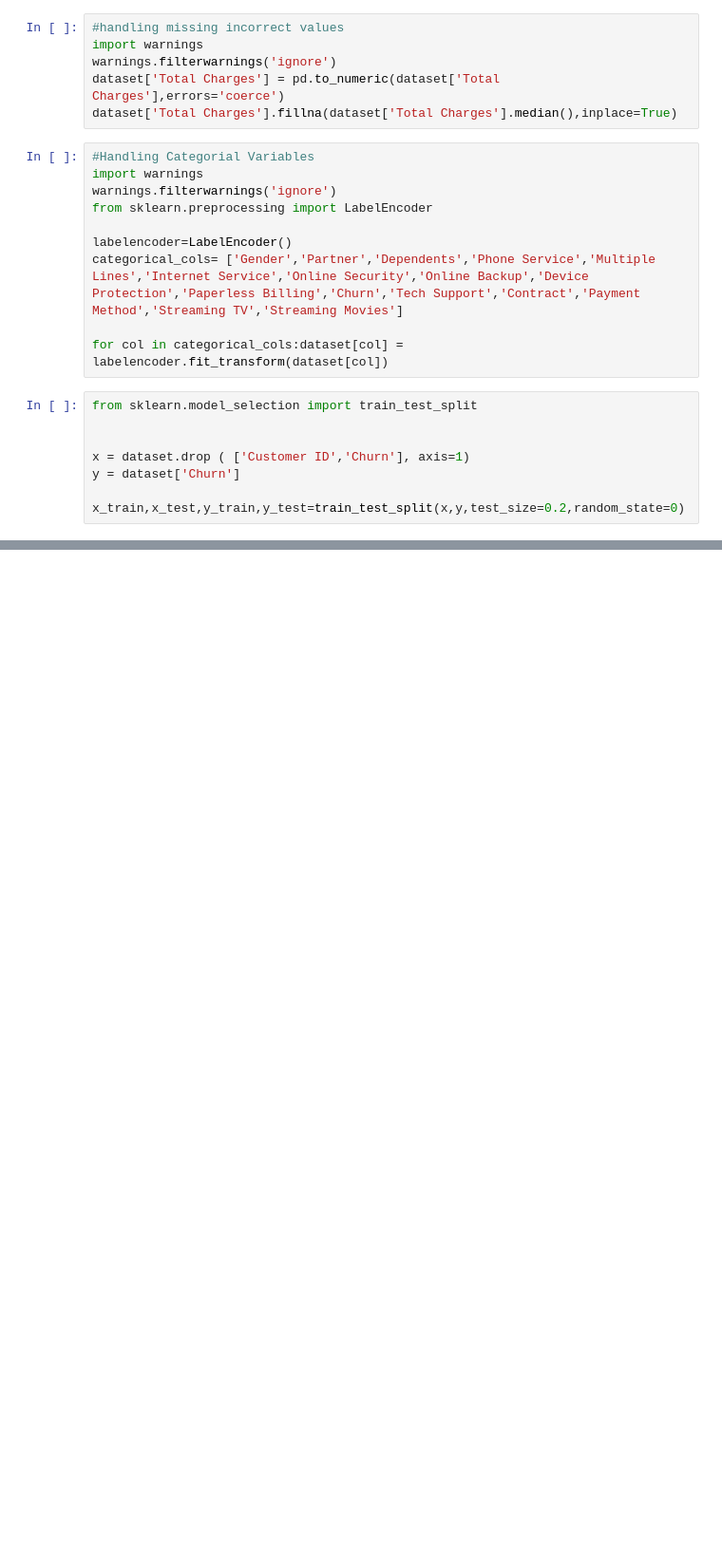
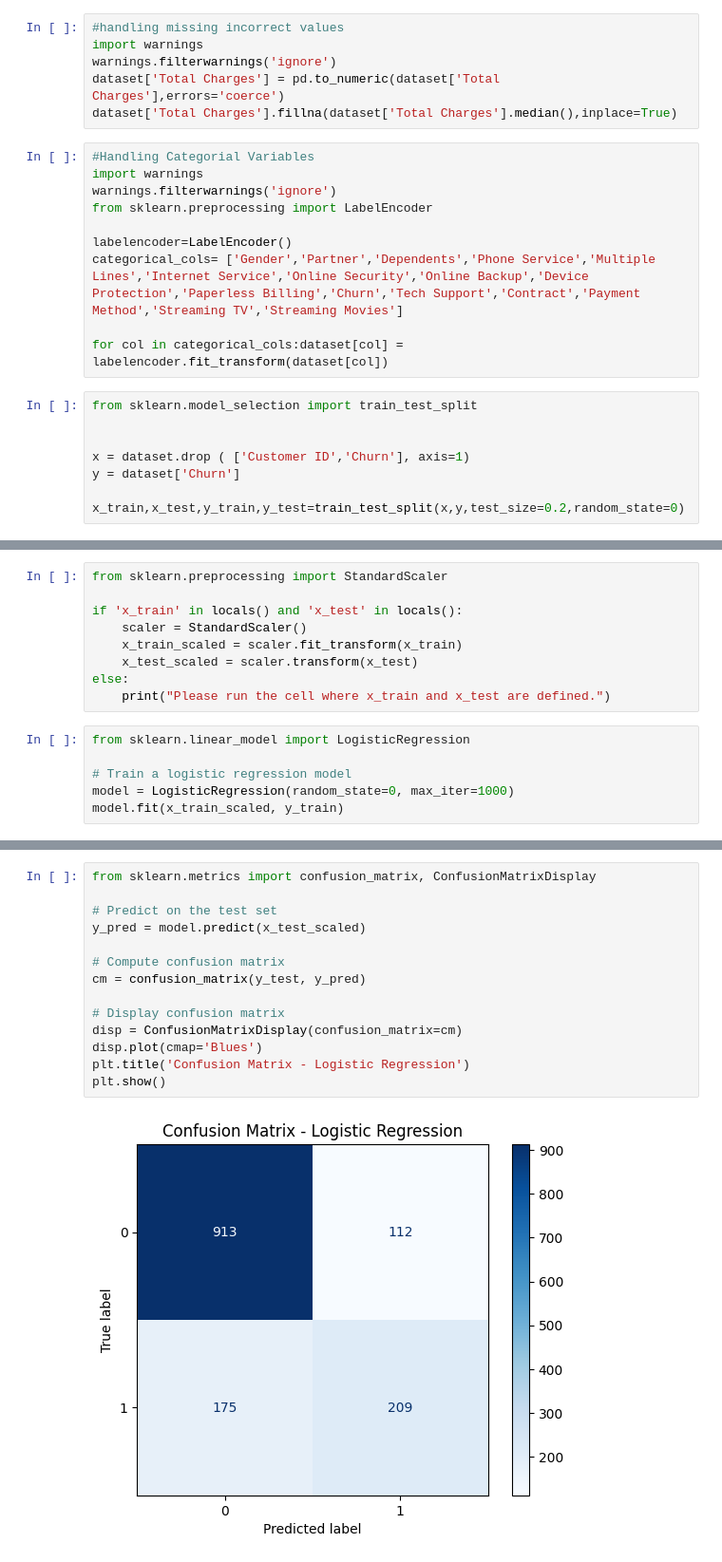
Before and after one commit to Se-babe/Swale_Sebabe_Abdu, a Jupyter notebook: MachineLearning/Tensorflow/teaching.ipynb, the cells around one changed output, grey strips where cells are left out. Shown at 95% size. Saved outputs shown, nothing was run; the diff lists cells and outputs as text; blank space fills up the shorter version.

```diff
--- a/MachineLearning/Tensorflow/teaching.ipynb
+++ b/MachineLearning/Tensorflow/teaching.ipynb
@@ -85,0 +88,15 @@ x_train,x_test,y_train,y_test=train_test_split(x,y,test_size=0.2,random_state=0)
+# %%
+from sklearn.preprocessing import StandardScaler
+
+if 'x_train' in locals() and 'x_test' in locals():
+	scaler = StandardScaler()
+	x_train_scaled = scaler.fit_transform(x_train)
+	x_test_scaled = scaler.transform(x_test)
+else:
+	print("Please run the cell where x_train and x_test are defined.")
+# %%
+from sklearn.linear_model import LogisticRegression
+
+# Train a logistic regression model
+model = LogisticRegression(random_state=0, max_iter=1000)
+model.fit(x_train_scaled, y_train)
@@ -85,0 +123,16 @@ x_train,x_test,y_train,y_test=train_test_split(x,y,test_size=0.2,random_state=0)
+# %%
+from sklearn.metrics import confusion_matrix, ConfusionMatrixDisplay
+
+# Predict on the test set
+y_pred = model.predict(x_test_scaled)
+
+# Compute confusion matrix
+cm = confusion_matrix(y_test, y_pred)
+
+# Display confusion matrix
+disp = ConfusionMatrixDisplay(confusion_matrix=cm)
+disp.plot(cmap='Blues')
+plt.title('Confusion Matrix - Logistic Regression')
+plt.show()
+# %% [output]
+[figure, added]
```
Also changed, not shown: parts of 5 cells of this notebook, 18 other files.
